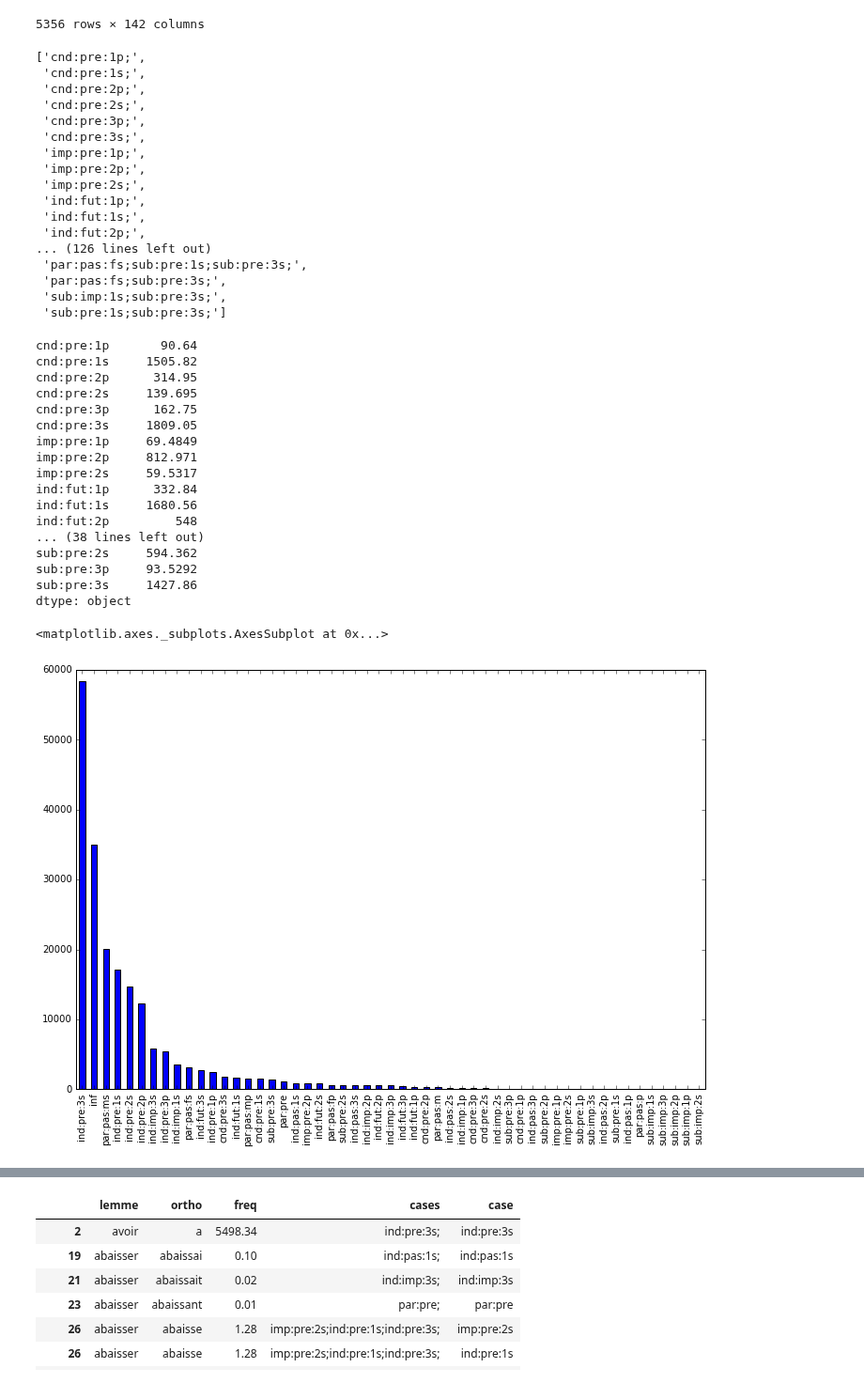
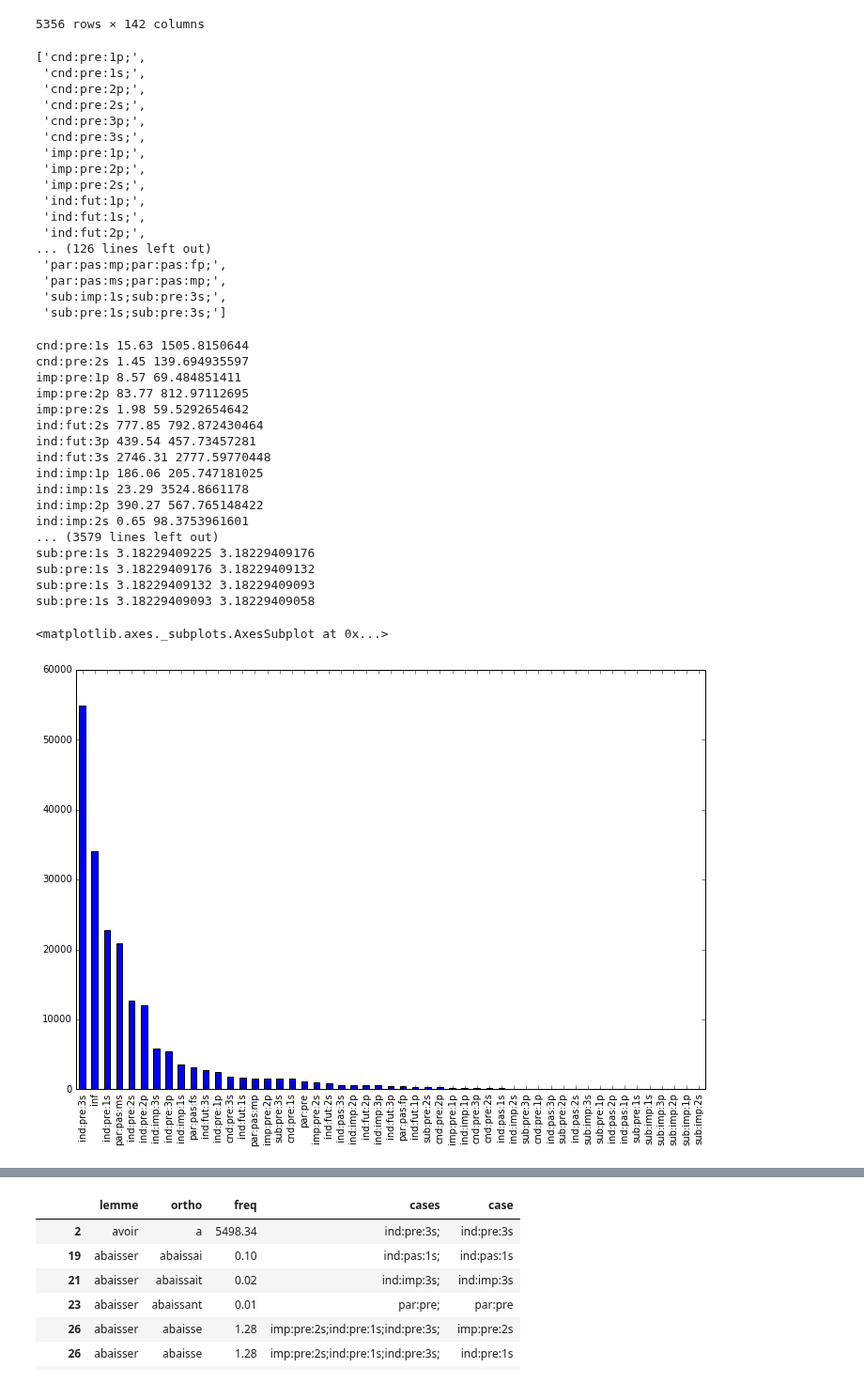
Before and after one commit to gboye/SWIM, a Jupyter notebook: SampleManagement/Lexique3-Stats.ipynb, the cells around one changed output, grey strips where cells are left out. Shown at 94% size. Drawn from its saved outputs; the diff is of its cells as text; code cells hidden in the pictures.

```diff
--- a/SampleManagement/Lexique3-Stats.ipynb
+++ b/SampleManagement/Lexique3-Stats.ipynb
@@ -423,7 +418,7 @@ freqTable.set_index("lemme")
 | ôter | NaN | NaN | 0.14 | NaN | NaN | NaN | 0.03 | ... |
 5356 rows × 142 columns
 # %%
-cellOrder=[c for c in freqTable.columns[1:] if not ";" in c[:-1]]+[c for c in freqTable.columns[1:] if ";" in c[:-1]]
+cellOrder=[c for c in freqTableFilms.columns[1:] if not ";" in c[:-1]]+[c for c in freqTableFilms.columns[1:] if ";" in c[:-1]]
 cellOrder
 # %% [output]
 ['cnd:pre:1p;',
@@ -439,17 +434,17 @@ cellOrder
  'ind:fut:1s;',
  'ind:fut:2p;',
 ... (126 lines left out)
- 'par:pas:fs;sub:pre:1s;sub:pre:3s;',
- 'par:pas:fs;sub:pre:3s;',
+ 'par:pas:mp;par:pas:fp;',
+ 'par:pas:ms;par:pas:mp;',
  'sub:imp:1s;sub:pre:3s;',
  'sub:pre:1s;sub:pre:3s;']
 # %%
-freqTable=freqTable.reindex_axis(["lemme"]+cellOrder, axis=1)
+freqTableFilms=freqTableFilms.reindex_axis(["lemme"]+cellOrder, axis=1)
 # %%
-freqTable.columns=[c.strip(";") for c in freqTable.columns]
+freqTableFilms.columns=[c.strip(";") for c in freqTableFilms.columns]
 # %%
-simplesCases=freqTable.sum()[1:54]
-multiplesCases=freqTable.sum()[54:]
+simplesCases=freqTableFilms.sum()[1:52]
+multiplesCases=freqTableFilms.sum()[52:]
 refFreq=simplesCases.copy()
 # %%
 convergence=0.0000000001
@@ -468,34 +463,34 @@ while not boolConvergence:
     #    print
     boolFin=True
     for case in refFreq.keys():
-        if (refFreq[case]-curFreq[case])/refFreq[case]>convergence:
+        if math.fabs(refFreq[case]-curFreq[case])/refFreq[case]>convergence:
             print case, refFreq[case],curFreq[case]
             boolFin=False
     #        break
     refFreq=curFreq.copy()
     if boolFin:
         boolConvergence=True
-refFreq
+refFreqFilms=refFreq
 # %% [output]
-cnd:pre:1p       90.64
-cnd:pre:1s     1505.82
-cnd:pre:2p      314.95
-cnd:pre:2s     139.695
-cnd:pre:3p      162.75
-cnd:pre:3s     1809.05
-imp:pre:1p     69.4849
-imp:pre:2p     812.971
-imp:pre:2s     59.5317
-ind:fut:1p      332.84
-ind:fut:1s     1680.56
-ind:fut:2p         548
-... (38 lines left out)
-sub:pre:2s     594.362
-sub:pre:3p     93.5292
-sub:pre:3s     1427.86
-dtype: object
+cnd:pre:1s 15.63 1505.8150644
+cnd:pre:2s 1.45 139.694935597
+imp:pre:1p 8.57 69.484851411
+imp:pre:2p 83.77 812.97112695
+imp:pre:2s 1.98 59.5292654642
+ind:fut:2s 777.85 792.872430464
+ind:fut:3p 439.54 457.73457281
+ind:fut:3s 2746.31 2777.59770448
+ind:imp:1p 186.06 205.747181025
+ind:imp:1s 23.29 3524.8661178
+ind:imp:2p 390.27 567.765148422
+ind:imp:2s 0.65 98.3753961601
+... (3579 lines left out)
+sub:pre:1s 3.18229409225 3.18229409176
+sub:pre:1s 3.18229409176 3.18229409132
+sub:pre:1s 3.18229409132 3.18229409093
+sub:pre:1s 3.18229409093 3.18229409058
 # %%
-refFreq.sort_values(ascending=False).plot(kind="bar",figsize=(12,8))
+refFreqFilms.sort_values(ascending=False).plot(kind="bar",figsize=(12,8))
 # %% [output]
 <matplotlib.axes._subplots.AxesSubplot at 0x...>
-[figure, old version]
+[figure, new version]
```
Also changed, not shown: parts of 26 cells of this notebook, 16 other files.
